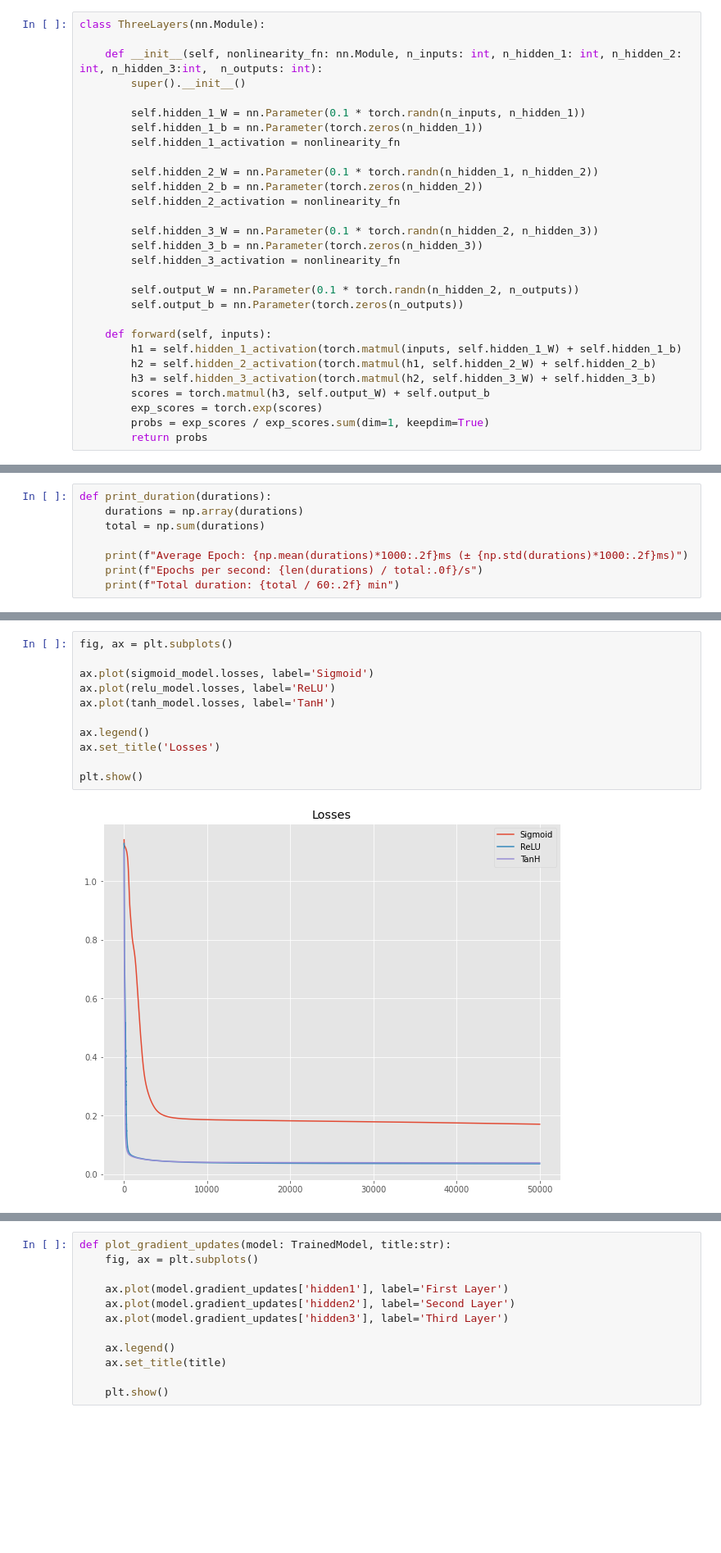
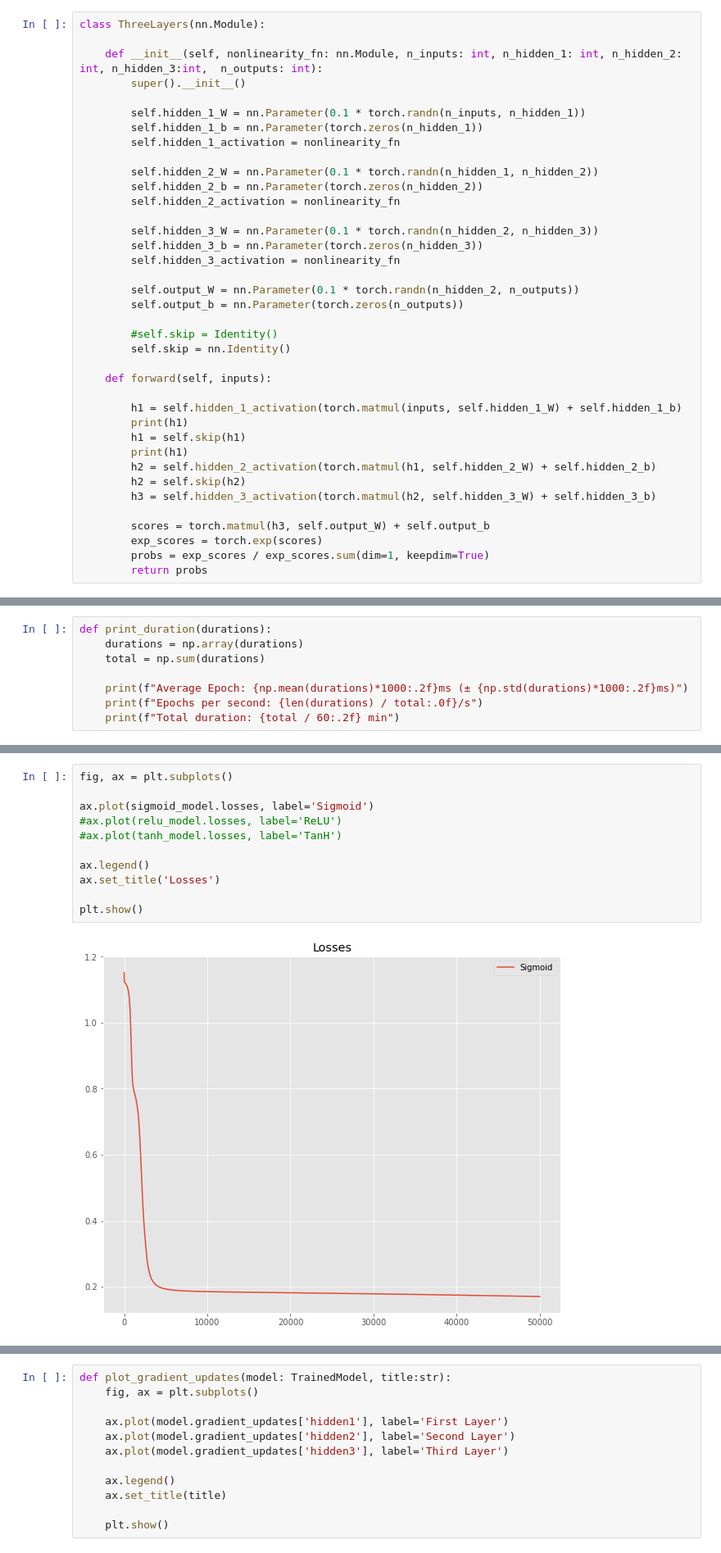
Before and after one commit to nicikess/hsg-nlp-course, a Jupyter notebook: notebooks/06_Vanishing_Gradient.ipynb, the cells around one changed output, grey strips where cells are left out. Shown: that part at 82% size. Saved outputs shown, nothing was run; the diff lists cells and outputs as text; blank space fills up the shorter version.

```diff
--- a/notebooks/06_Vanishing_Gradient.ipynb
+++ b/notebooks/06_Vanishing_Gradient.ipynb
@@ -87,10 +98,19 @@ class ThreeLayers(nn.Module):
         self.output_W = nn.Parameter(0.1 * torch.randn(n_hidden_2, n_outputs))
         self.output_b = nn.Parameter(torch.zeros(n_outputs))
 
+        #self.skip = Identity()
+        self.skip = nn.Identity()
+
     def forward(self, inputs):
+
         h1 = self.hidden_1_activation(torch.matmul(inputs, self.hidden_1_W) + self.hidden_1_b)
+        print(h1)
+        h1 = self.skip(h1)
+        print(h1)
         h2 = self.hidden_2_activation(torch.matmul(h1, self.hidden_2_W) + self.hidden_2_b)
+        h2 = self.skip(h2)
         h3 = self.hidden_3_activation(torch.matmul(h2, self.hidden_3_W) + self.hidden_3_b)
+
         scores = torch.matmul(h3, self.output_W) + self.output_b
         exp_scores = torch.exp(scores)
         probs = exp_scores / exp_scores.sum(dim=1, keepdim=True)
@@ -244,16 +275,16 @@ Total duration: 1.19 min
 # %%
 fig, ax = plt.subplots()
 
 ax.plot(sigmoid_model.losses, label='Sigmoid')
-ax.plot(relu_model.losses, label='ReLU')
-ax.plot(tanh_model.losses, label='TanH')
+#ax.plot(relu_model.losses, label='ReLU')
+#ax.plot(tanh_model.losses, label='TanH')
 
 ax.legend()
 ax.set_title('Losses')
 
 plt.show()
 # %% [output]
-[figure, old version]
+[figure, new version]
 # %%
 fig, ax = plt.subplots()
 
```
Also changed, not shown: parts of 10 cells of this notebook.
